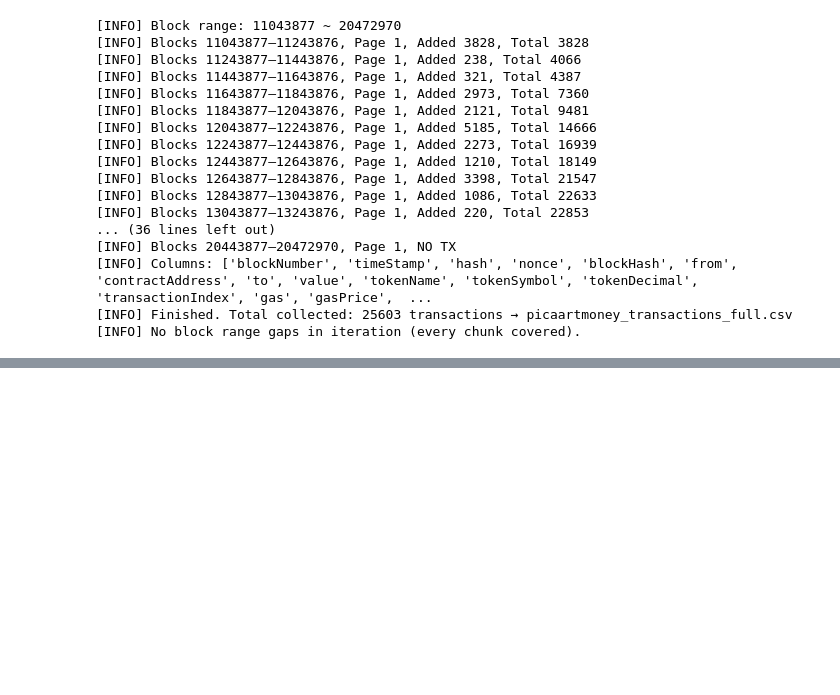
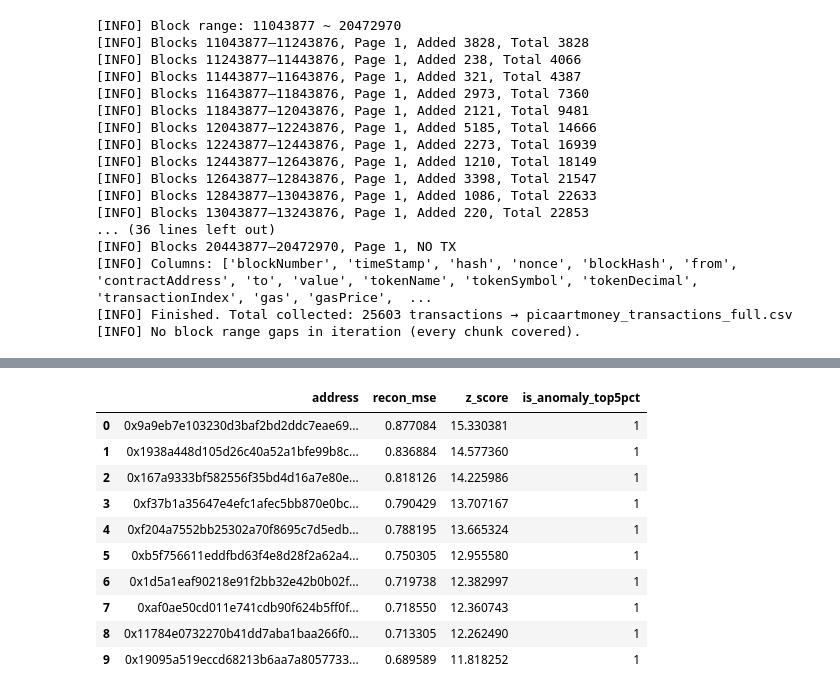
Before and after one commit to kim-bo-saeng/personal_project, a Jupyter notebook: GNN/GAT_GAE.ipynb, the cells around one changed output, grey strips where cells are left out. Cells and saved outputs as stored; diff of their text form; code cells hidden in the pictures; blank space fills up the shorter version.

```diff
--- a/GNN/GAT_GAE.ipynb
+++ b/GNN/GAT_GAE.ipynb
@@ -558,0 +882,15 @@ df
+# %%
+df_sage = pd.read_csv("sage_ae_anomalies.csv")
+df_sage.head(10)
+# %% [output]
+|  | address | recon_mse | z_score | is_anomaly_top5pct |
+| 0 | 0x9a9eb7e103230d3baf2bd2ddc7eae69... | 0.877084 | 15.330381 | 1 |
+| 1 | 0x1938a448d105d26c40a52a1bfe99b8c... | 0.836884 | 14.577360 | 1 |
+| 2 | 0x167a9333bf582556f35bd4d16a7e80e... | 0.818126 | 14.225986 | 1 |
+| 3 | 0xf37b1a35647e4efc1afec5bb870e0bc... | 0.790429 | 13.707167 | 1 |
+| 4 | 0xf204a7552bb25302a70f8695c7d5edb... | 0.788195 | 13.665324 | 1 |
+| 5 | 0xb5f756611eddfbd63f4e8d28f2a62a4... | 0.750305 | 12.955580 | 1 |
+| 6 | 0x1d5a1eaf90218e91f2bb32e42b0b02f... | 0.719738 | 12.382997 | 1 |
+| 7 | 0xaf0ae50cd011e741cdb90f624b5ff0f... | 0.718550 | 12.360743 | 1 |
+| 8 | 0x11784e0732270b41dd7aba1baa266f0... | 0.713305 | 12.262490 | 1 |
+| 9 | 0x19095a519eccd68213b6aa7a8057733... | 0.689589 | 11.818252 | 1 |
```
Also changed, not shown: parts of 28 cells of this notebook, 8 other files.
